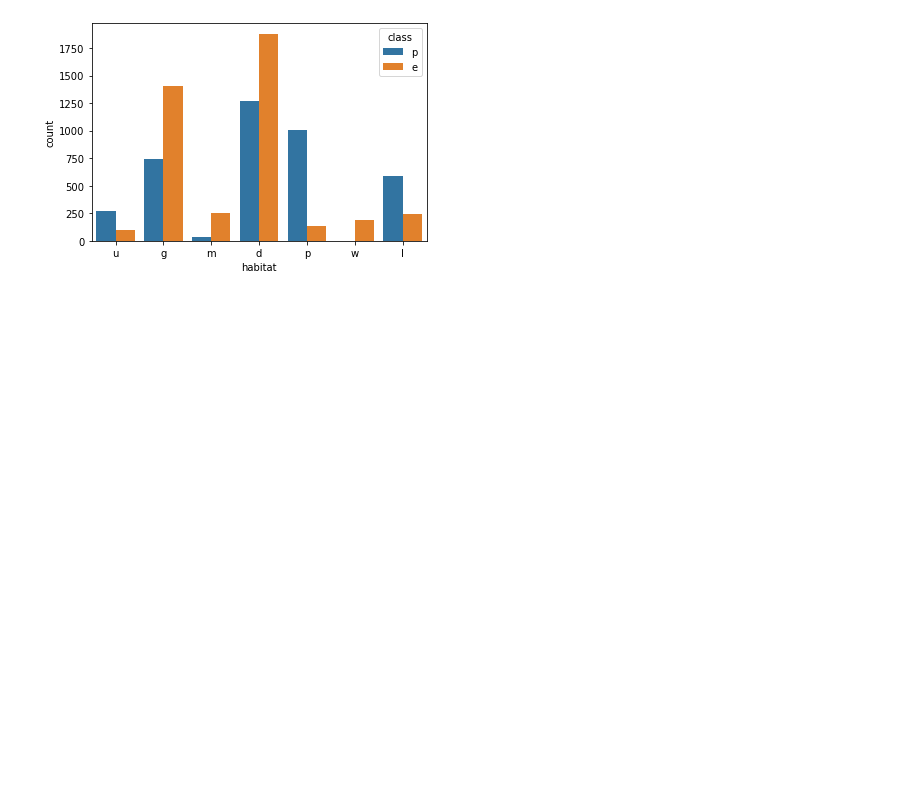
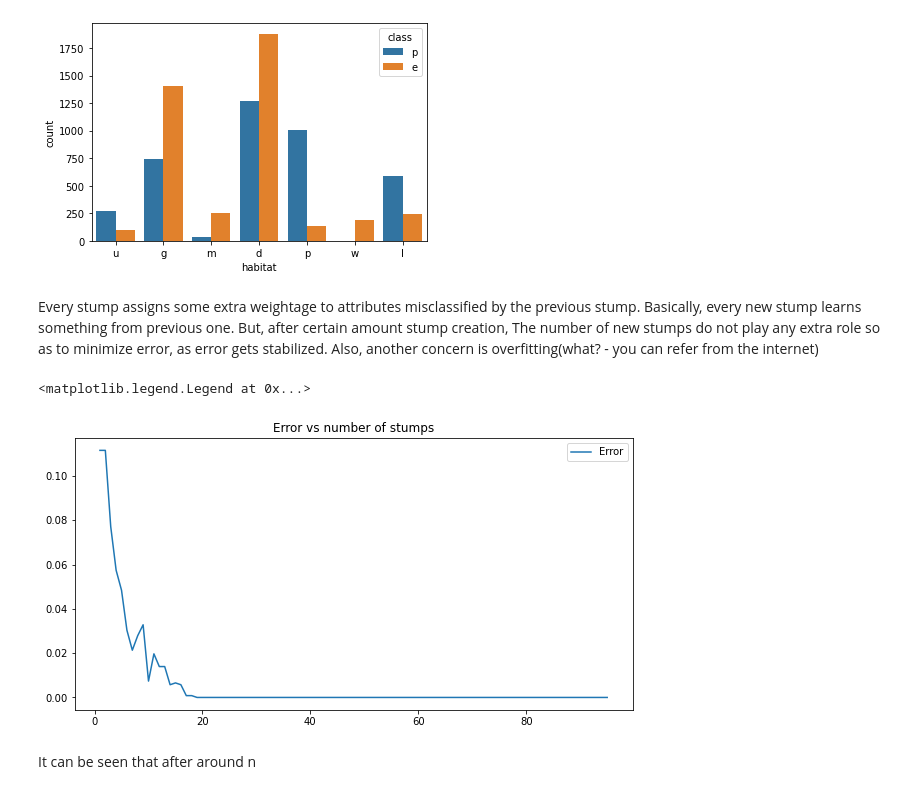
Before and after one commit to ShashwatVv/PickMush, a Jupyter notebook: MushroomClassifier.ipynb, the cells around one changed output. Cells and saved outputs as stored; diff of their text form; code cells hidden in the pictures; blank space fills up the shorter version.

Commit message:
Added error

```diff
--- a/MushroomClassifier.ipynb
+++ b/MushroomClassifier.ipynb
@@ -213,3 +215,45 @@ sns.countplot(data=data, x='habitat', hue='class')
 ## -> if the mushroom is found in the woods, it cannot be surely said that the mushroom is edible or not
 ## -> if the mushroom is found across path or is found on leaves, it can be said that
 ### --> the mushroom is edible (with higher probability)
+# %% [markdown]
+<p> Every stump assigns some extra weightage to attributes misclassified by the previous stump.
+Basically, every new stump learns something from previous one. But, after certain amount stump creation,
+The number of new stumps do not play any extra role so as to minimize error, as error gets
+    stabilized. Also, another concern is overfitting(what? - you can refer from  the internet)</p>
+# %%
+## Let's plot the error rates in successive creation(in series) of stumps
+
+rate_of_errors = list() ## list of errors from each stump
+significant_feats_index = list() ## list of significant feature selected from every stump
+end = len(X.columns) + 1 ##remember that after encoding, number of features has increased to 95.. use len(X.columns)
+                         ## to see the results
+for num_of_est in np.arange(1, end):
+    dummy_model = ABC(n_estimators = num_of_est)
+    ##  By default, Base estimator ---> a Decision Tree, with max depth 1 ---> basically a stump.
+    ## accuracy_score has been imported already from sklearn
+
+    ## fitting model
+    dummy_model.fit(Xtrain, Ytrain)
+    temp_prediction = dummy_model.predict(Xtest) ## predicting on Xtest
+    accuracy = accuracy_score(temp_prediction, Ytest)
+
+    error = 1 - accuracy
+    ##append this error to the list
+    rate_of_errors.append(error)
+
+    ## find index of most_iimportant feature
+    index = dummy_model.feature_importances_.argmax()
+    significant_feats_index.append(index)
+# %%
+# end = len(X.columns) +1
+plt.figure(figsize=(10,5))
+plt.plot(np.arange(1,end), rate_of_errors, label='Error')
+plt.title('Error vs number of stumps')
+plt.legend()
+# %% [output]
+<matplotlib.legend.Legend at 0x...>
+[figure, added]
+# %% [markdown]
+<p>
+    It can be seen that after around n
+</p>
```
Also changed, not shown: parts of 1 cell of this notebook.
